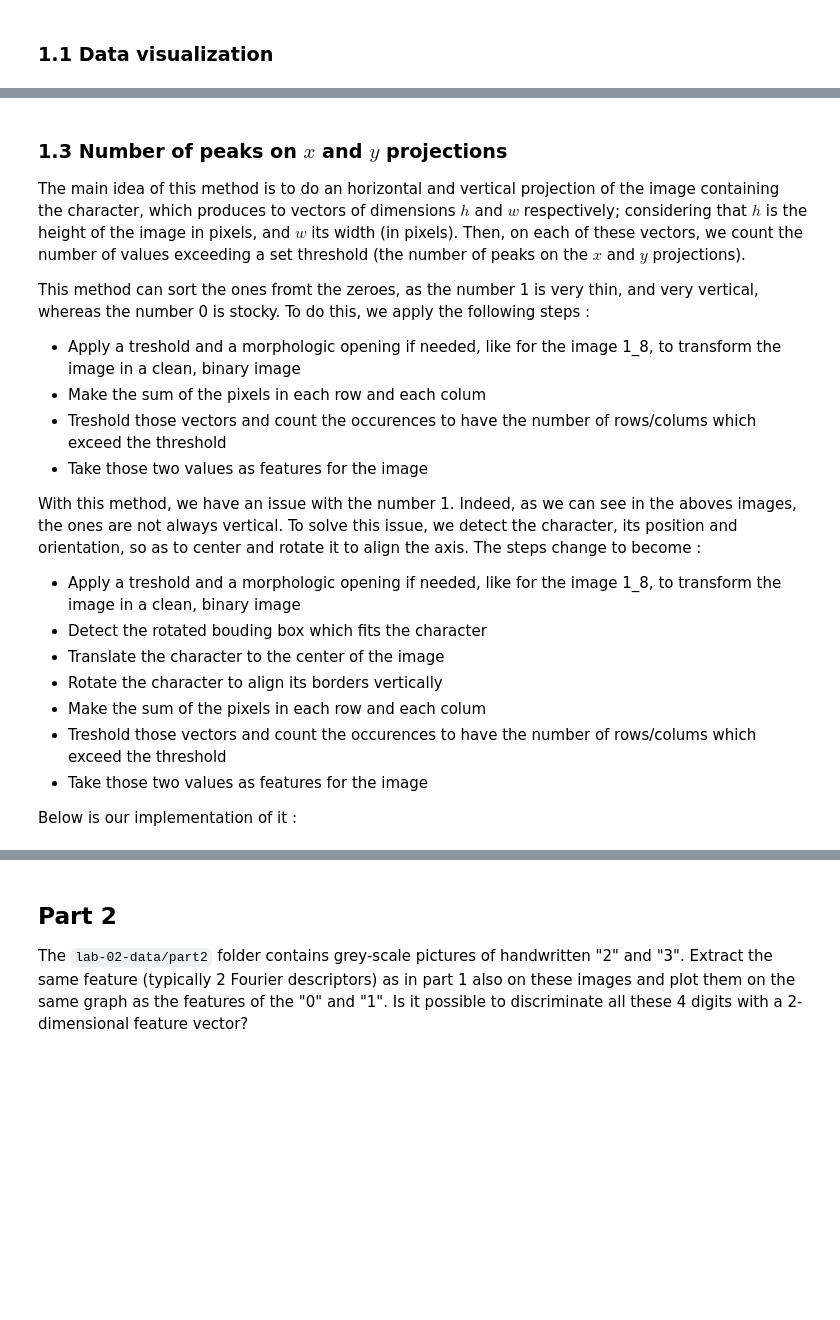
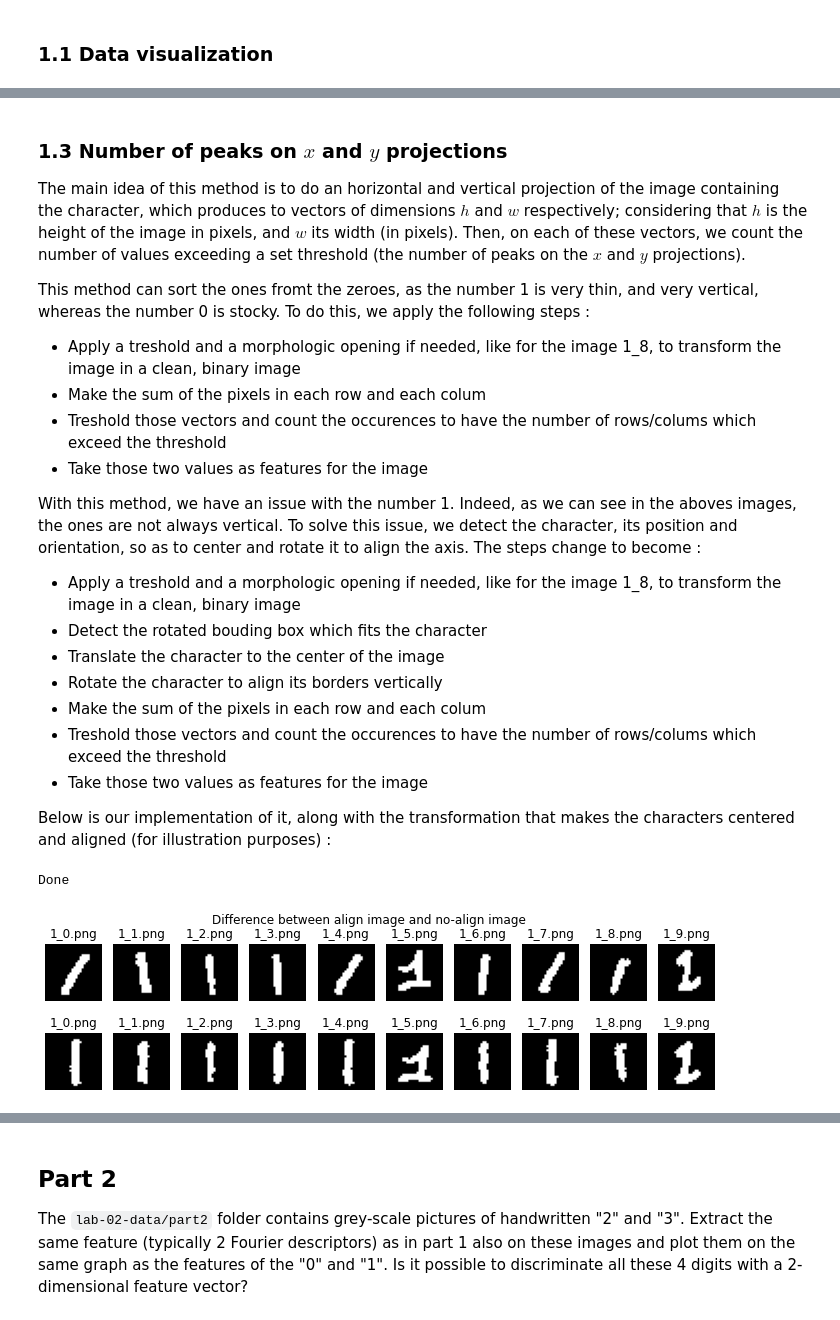
Before and after one commit to JambonSama/image_analysis_and_pattern_recognition_labs, a Jupyter notebook: labs/lab_02_object_description.ipynb, the cells around one changed output, grey strips where cells are left out. Saved outputs shown, nothing was run; the diff lists cells and outputs as text; code cells hidden in the pictures; blank space fills up the shorter version.

```diff
--- a/labs/lab_02_object_description.ipynb
+++ b/labs/lab_02_object_description.ipynb
@@ -235,7 +243,7 @@ With this method, we have an issue with the number 1. Indeed, as we can see in t
 - Treshold those vectors and count the occurences to have the number of rows/colums which exceed the threshold
 - Take those two values as features for the image
 
-Below is our implementation of it :
+Below is our implementation of it, along with the transformation that makes the characters centered and aligned (for illustration purposes) :
 # %%
 # Apply  a treshold and a opening if needed
 # Parameter : List of images, and list of boolean, True : opening applied, False : nothing
@@ -287,43 +295,45 @@ def plotNumber(nb_peak_x,nb_peak_y):
 # Return : List of image with number center and align
 def transform(list_img):
     result = np.zeros(list_img.shape)
-    for im, nb in zip(list_img, range(list_img.size)):
-        rows,cols = im.shape
+    for img, nb in zip(list_img, range(list_img.size)):
+        rows,cols = img.shape
         # Find the contours of the image
-        contours,_ = cv.findContours(im, cv.RETR_TREE, cv.CHAIN_APPROX_SIMPLE)
-        drawing = im.copy()
-        minRect = [None]*len(contours)
-        max_contour_area = 0
+        _, threshholded_img = cv.threshold(src=img, thresh=0, maxval=255, type=(cv.THRESH_BINARY | cv.THRESH_OTSU))
+        contour, _ = cv.findContours(image=threshholded_img, mode=cv.RETR_EXTERNAL, method=cv.CHAIN_APPROX_SIMPLE)
+        drawing = img.copy()
         # Find the rectangle who fit the bigger contour
-        for i, c in enumerate(contours):
-            if max_contour_area < cv.contourArea(c): # take index 0 as it is the biggest contour
-                max_contour_area = cv.contourArea(c)
-                minRect = cv.minAreaRect(c)
-                (x, y), (width, height), angle = minRect
+        minRect = cv.minAreaRect(contour[0])
+        (x, y), (width, height), angle = minRect
         # Translate the image to have the center of the rectangle in the center of the image
         M1 = np.float32([[1,0,list_img.shape[1]/2-x],[0,1,list_img.shape[2]/2-y]])
         dst1 = cv.warpAffine(drawing,M1,(cols,rows))
         # Rotate the image to have the rectangle align with the axis
         if(angle<-45):
             angle = angle +90
         elif(angle>45):
             angle = angle -90
         M2 = cv.getRotationMatrix2D(((cols-1)/2.0,(rows-1)/2.0),angle,1)
         result[nb] = cv.warpAffine(dst1,M2,(cols,rows))
     return result
 
 # Plot
 morph_1 = [False,False,False,False,False,False,False,False,True,False]
 imgs_1_m = applyMorphology(imgs_1,morph_1)
 imgs_1_mt = transform(imgs_1_m)
 fig, axes = plt.subplots(2, len(imgs_1), figsize=(12, 3))
 fig.suptitle("Difference between align image and no-align image")
 for ax, im, nm in zip(axes[0], imgs_1_m, names_1):
     ax.imshow(im, cmap='gray')
     ax.axis('off')
     ax.set_title(nm)
 for ax, im, nm in zip(axes[1], imgs_1_mt, names_1):
     ax.imshow(im, cmap='gray')
     ax.axis('off')
     ax.set_title(nm)
+
+# End of cell
+print("Done")
+# %% [output]
+Done
+[figure, added]
 # %% [markdown]
```
Also changed, not shown: parts of 14 cells of this notebook.
